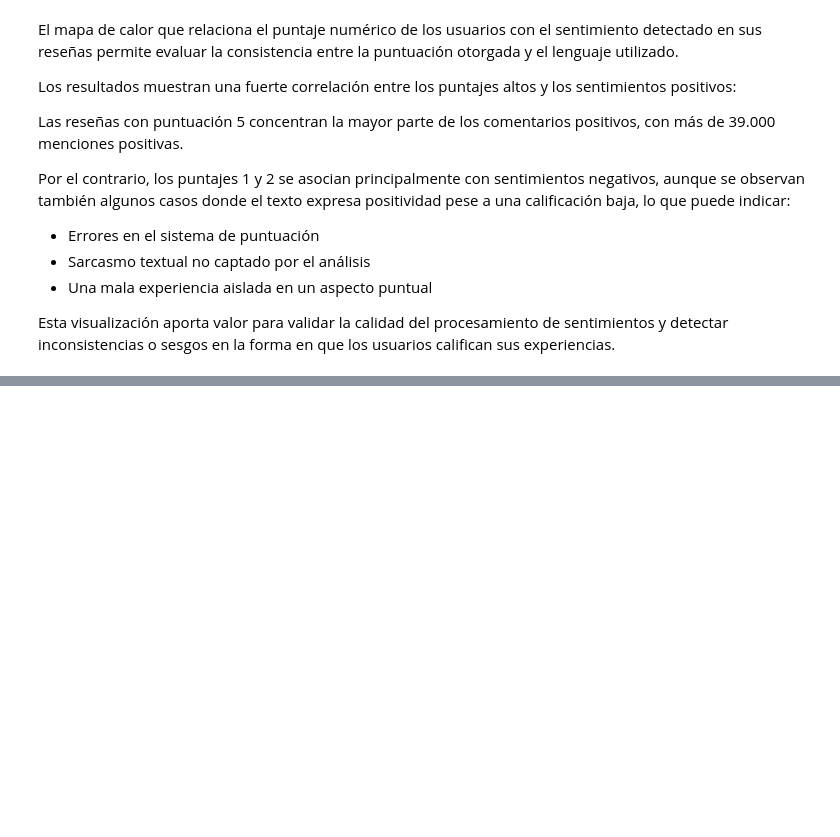
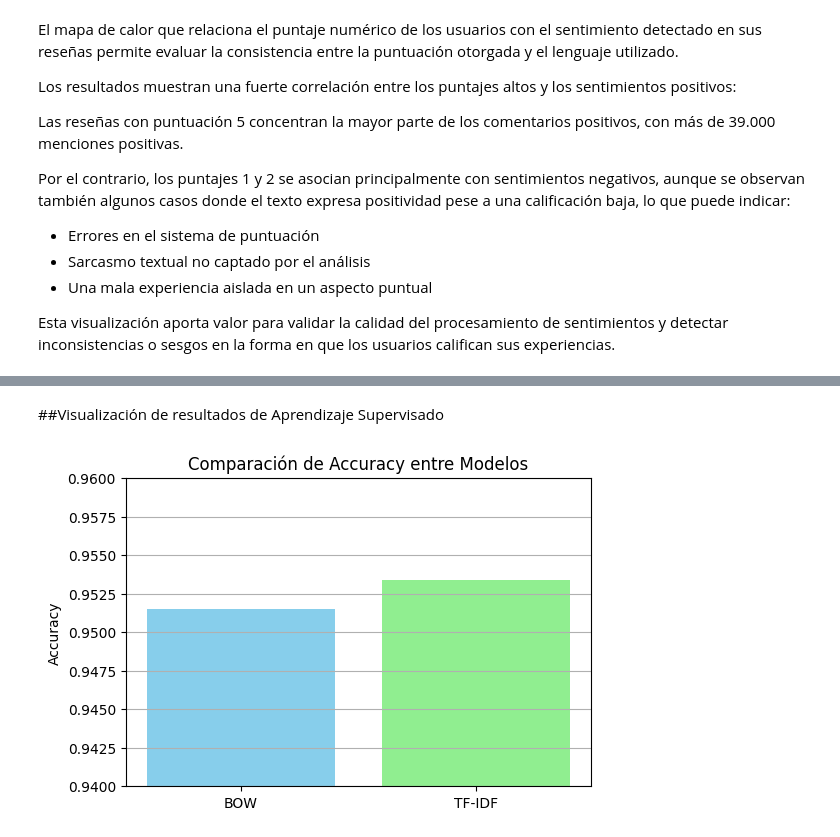
Before and after one commit to spexdj/Data-Science-III-NLP-Deep-Learning-aplicado-a-Ciencia-de-Datos, a Jupyter notebook: ProyectoFinal_DataScienceIII_HernanLicastro.ipynb, the cells around one changed output, grey strips where cells are left out. Saved outputs shown, nothing was run; the diff lists cells and outputs as text; code cells hidden in the pictures; blank space fills up the shorter version.

```diff
--- a/ProyectoFinal_DataScienceIII_HernanLicastro.ipynb
+++ b/ProyectoFinal_DataScienceIII_HernanLicastro.ipynb
@@ -373,0 +479,20 @@ Esta visualización aporta valor para validar la calidad del procesamiento de se
+# %% [markdown]
+##Visualización de resultados de Aprendizaje Supervisado
+# %%
+# Procedemos a generar un gráfico para visualizar los resultados mejor
+# Comparación de Accuracy entre modelos
+import matplotlib.pyplot as plt
+
+# Datos simulados con los resultados obtenidos
+modelos = ['BOW', 'TF-IDF']
+accuracy = [0.9515, 0.9534]
+
+plt.figure(figsize=(6,4))
+plt.bar(modelos, accuracy, color=['skyblue', 'lightgreen'])
+plt.title('Comparación de Accuracy entre Modelos')
+plt.ylabel('Accuracy')
+plt.ylim(0.94, 0.96)
+plt.grid(axis='y')
+plt.show()
+# %% [output]
+[figure, added]
```
Also changed, not shown: parts of 16 cells of this notebook.
